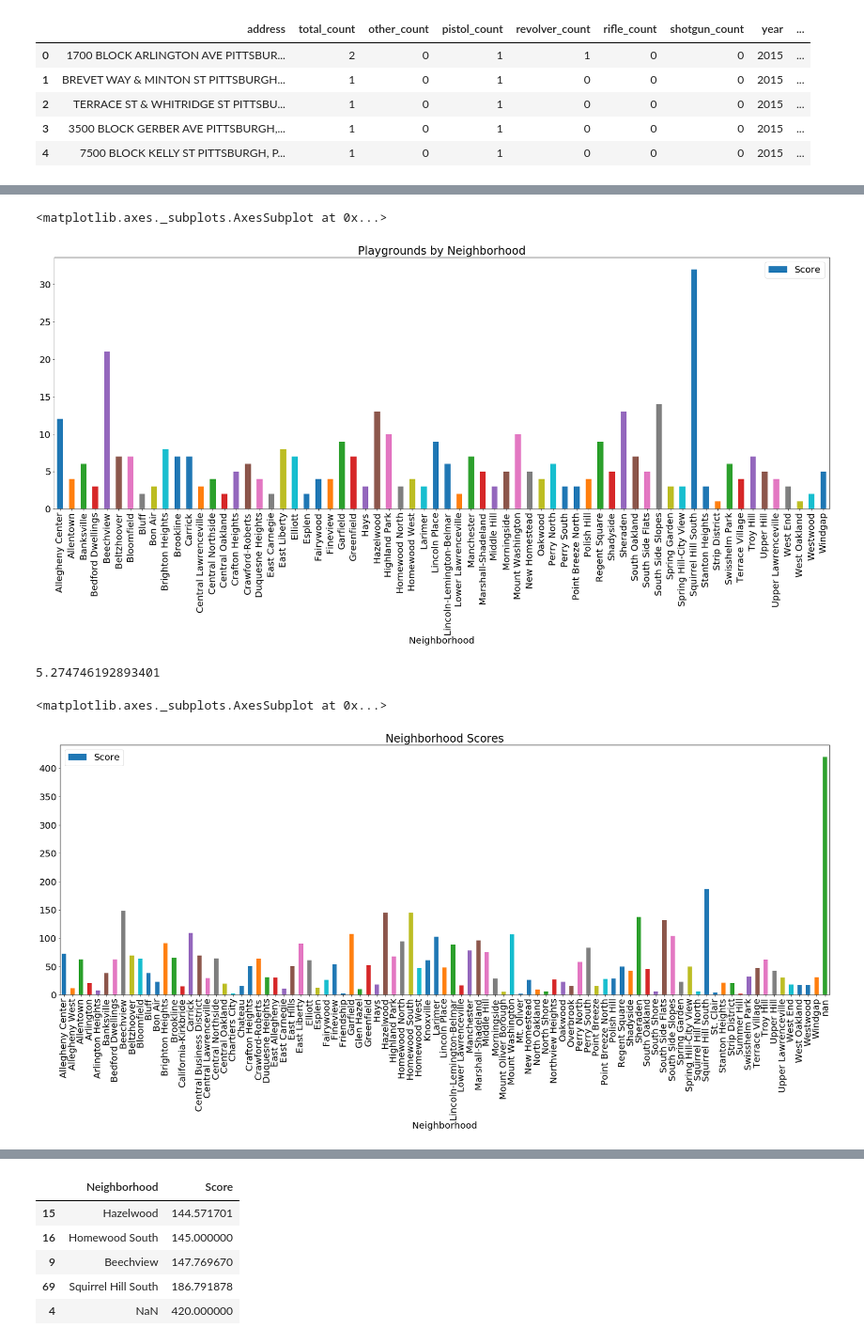
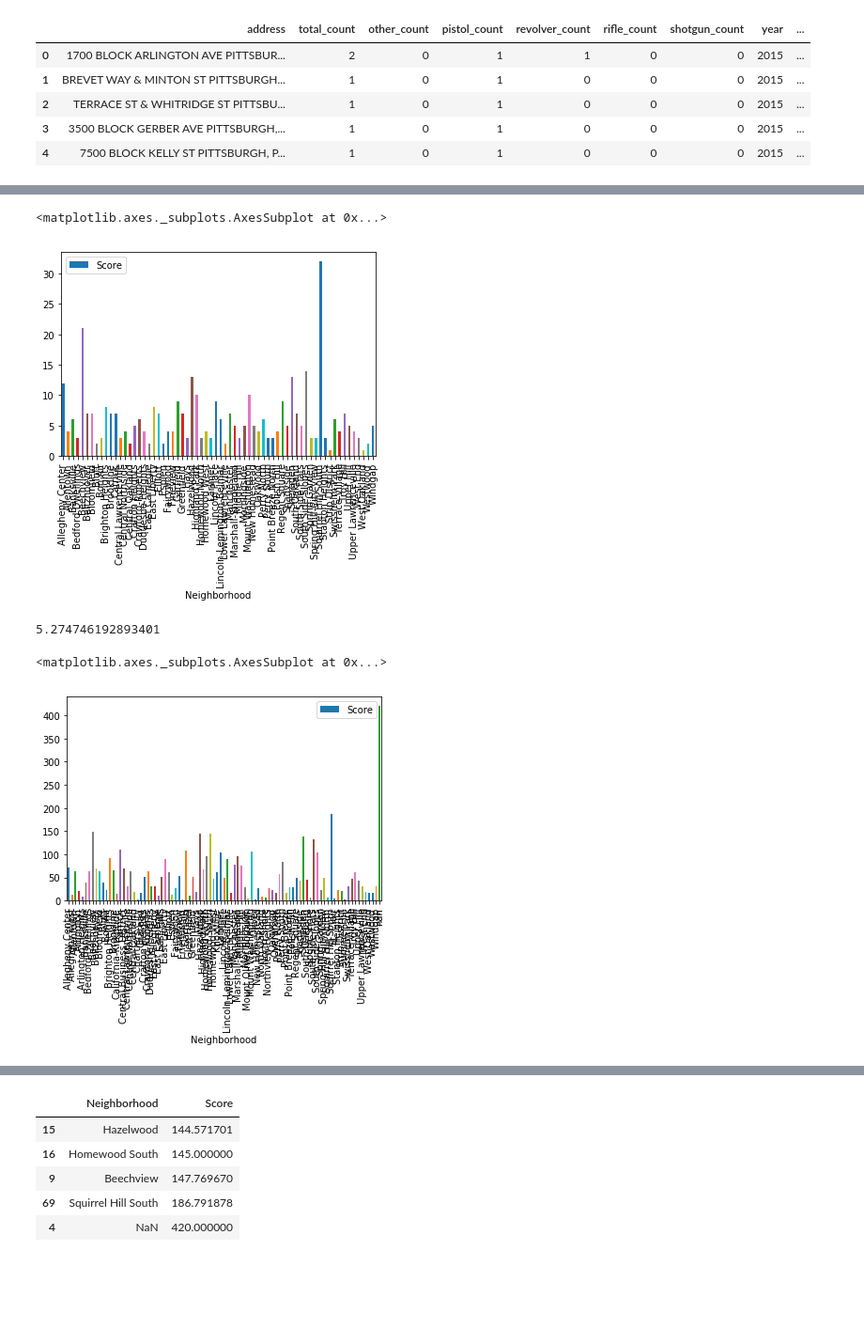
Before and after one commit to djb179/Playground-Penguins, a Jupyter notebook: main.ipynb, the cells around one changed output, grey strips where cells are left out. Shown: that part at 94% size. Saved outputs shown, nothing was run; the diff lists cells and outputs as text; code cells hidden in the pictures; blank space fills up the shorter version.

```diff
--- a/main.ipynb
+++ b/main.ipynb
@@ -55,11 +51,11 @@ for elem in playGs["neighborhood"]: #storing the neighborhoods from the playgrou
     except KeyError:
         neighborhoods_playgrounds[elem] = 1
 # %%
-playground_df = pd.DataFrame(list(neighborhoods_playgrounds.items())) #creating a dataframe that stores information from the dictionaries to be sorted for a graph.
-playground_df.columns = ['Neighborhood', 'Score'] #organizing columns into neighborhood, score.
-playground_df = playground_df.sort_values('Neighborhood') #sorting neighborhoods alphabetically.
-playground_df.plot.bar(figsize = (30,10), x = 'Neighborhood', y = 'Score', title = "Playgrounds by Neighborhood") #graphing the dataframe, Neighborhood as the x with the playground "score" as the y.
+playground_df = pd.DataFrame(list(neighborhoods_playgrounds.items()))
+playground_df.columns = ['Neighborhood', 'Score']
+playground_df = playground_df.sort_values('Neighborhood')
+playground_df.plot.bar(x = 'Neighborhood', y = 'Score')
 # %% [output]
 <matplotlib.axes._subplots.AxesSubplot at 0x...>
-[figure, old version]
+[figure, new version]
 # %%
@@ -75,11 +71,11 @@ for elem in playGs["neighborhood"]: #storing the weighted playgrounds in the nei
 # %% [output]
 5.274746192893401
 # %%
-df = pd.DataFrame(list(neighborhoods.items())) #creating a dataframe to store items from the neighborhoods dictionary for sorting.
-df.columns = ['Neighborhood', 'Score']  #sorting into columns of neighborhood, score.
-df = df.sort_values('Neighborhood') #sorting neighborhoods alphabetically.
-df.plot.bar(figsize = (30,10), x = 'Neighborhood', y = 'Score', title = "Neighborhood Scores") #graphing the dataframe with neighborhoods on the x and the total "score" on the y.
+df = pd.DataFrame(list(neighborhoods.items()))
+df.columns = ['Neighborhood', 'Score']
+df = df.sort_values('Neighborhood')
+df.plot.bar(x = 'Neighborhood', y = 'Score')
 # %% [output]
 <matplotlib.axes._subplots.AxesSubplot at 0x...>
-[figure, old version]
+[figure, new version]
 # %%
```
Also changed, not shown: parts of 13 cells of this notebook.
